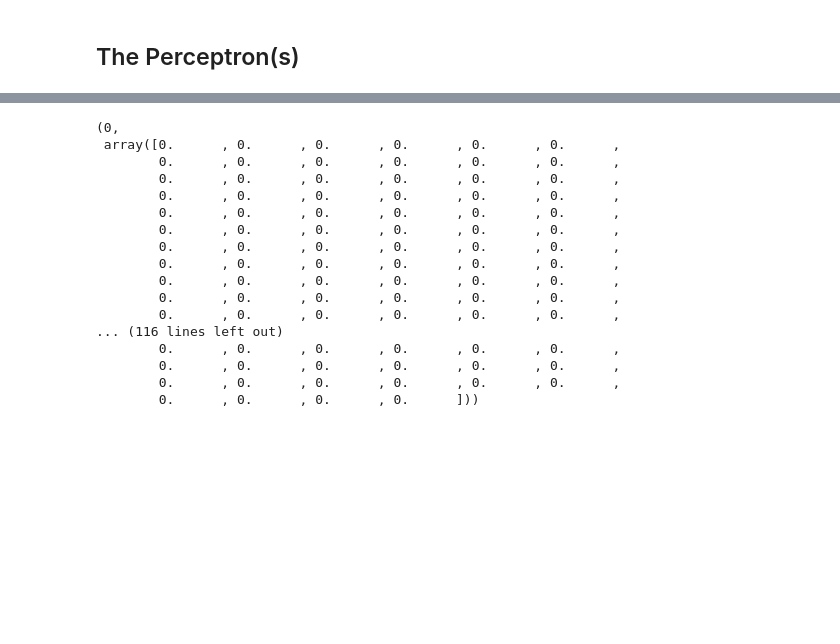
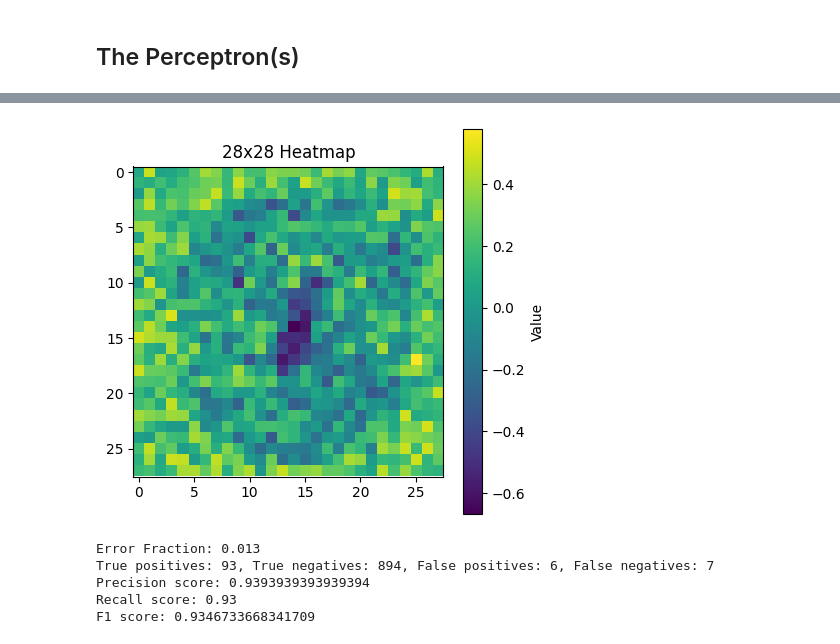
Before and after one commit to Rai1975/Intelligent_Systems, a Jupyter notebook: HW3/perceptron_part2.ipynb, the cells around one changed output, grey strips where cells are left out. Drawn from its saved outputs; the diff is of its cells as text; code cells hidden in the pictures; blank space fills up the shorter version.

Commit message:
Updated Perceptron part 2, need to duplicate code and make it into a function now. Yay!

```diff
--- a/HW3/perceptron_part2.ipynb
+++ b/HW3/perceptron_part2.ipynb
@@ -113,20 +214,39 @@ training_data_copy = [
-# %%
-training_data_copy[2002]
-# %% [output]
-(0,
- array([0.      , 0.      , 0.      , 0.      , 0.      , 0.      ,
-        0.      , 0.      , 0.      , 0.      , 0.      , 0.      ,
-        0.      , 0.      , 0.      , 0.      , 0.      , 0.      ,
-        0.      , 0.      , 0.      , 0.      , 0.      , 0.      ,
-        0.      , 0.      , 0.      , 0.      , 0.      , 0.      ,
-        0.      , 0.      , 0.      , 0.      , 0.      , 0.      ,
-        0.      , 0.      , 0.      , 0.      , 0.      , 0.      ,
-        0.      , 0.      , 0.      , 0.      , 0.      , 0.      ,
-        0.      , 0.      , 0.      , 0.      , 0.      , 0.      ,
-        0.      , 0.      , 0.      , 0.      , 0.      , 0.      ,
-        0.      , 0.      , 0.      , 0.      , 0.      , 0.      ,
-... (116 lines left out)
-        0.      , 0.      , 0.      , 0.      , 0.      , 0.      ,
-        0.      , 0.      , 0.      , 0.      , 0.      , 0.      ,
-        0.      , 0.      , 0.      , 0.      , 0.      , 0.      ,
-        0.      , 0.      , 0.      , 0.      ]))
+# %%
+w_matrix = w0[1:].reshape(28, 28).T
+
+plt.figure(figsize=(5, 5))
+plt.imshow(w_matrix, cmap='viridis', interpolation='nearest')
+plt.colorbar(label='Value')
+plt.title('28x28 Heatmap')
+plt.show()
+# %% [output]
+[figure, added]
+# %%
+perceptron_outputs = []
+true_outputs = []
+
+# With the train set
+for label, number in testing_data_copy:
+    perceptron_outputs.append(perceptron_run(number_array=number, w=w0))
+    true_outputs.append(label)
+
+train_error_frac = error_fractions(perceptron_outputs, true_outputs)
+print(f"Error Fraction: {error_fractions(perceptron_outputs, true_outputs)}")
+
+train_true_positives, train_true_negatives, train_false_positives, train_false_negatives = positives_counter(perceptron_outputs, true_outputs)
+print(f"True positives: {train_true_positives}, True negatives: {train_true_negatives}, False positives: {train_false_positives}, False negatives: {train_false_negatives}")
+
+train_prec_score = precision_score(perceptron_outputs, true_outputs)
+print(f"Precision score: {train_prec_score}")
+
+train_rec_score = recall_score(perceptron_outputs, true_outputs)
+print(f"Recall score: {recall_score(perceptron_outputs, true_outputs)}")
+
+train_f1_score = f1_score(perceptron_outputs, true_outputs)
+print(f"F1 score: {f1_score(perceptron_outputs, true_outputs)}")
+# %% [output]
+Error Fraction: 0.013
+True positives: 93, True negatives: 894, False positives: 6, False negatives: 7
+Precision score: 0.9393939393939394
+Recall score: 0.93
+F1 score: 0.9346733668341709
```
Also changed, not shown: parts of 4 cells of this notebook.
